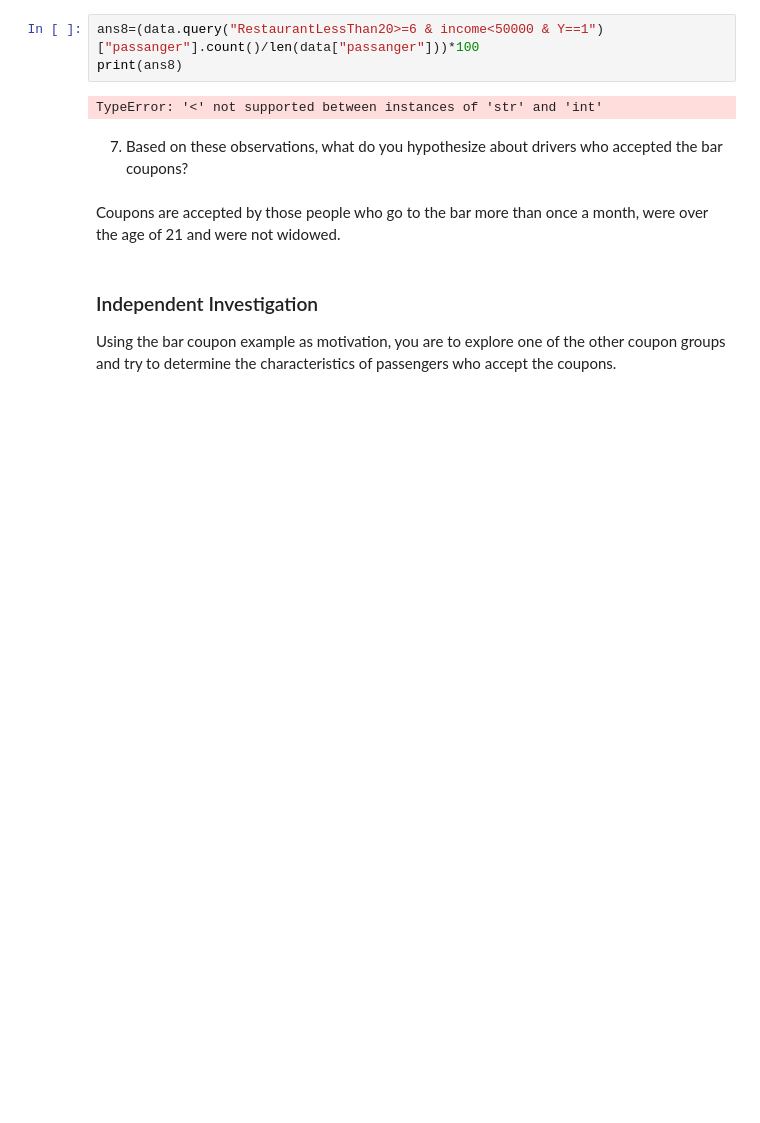
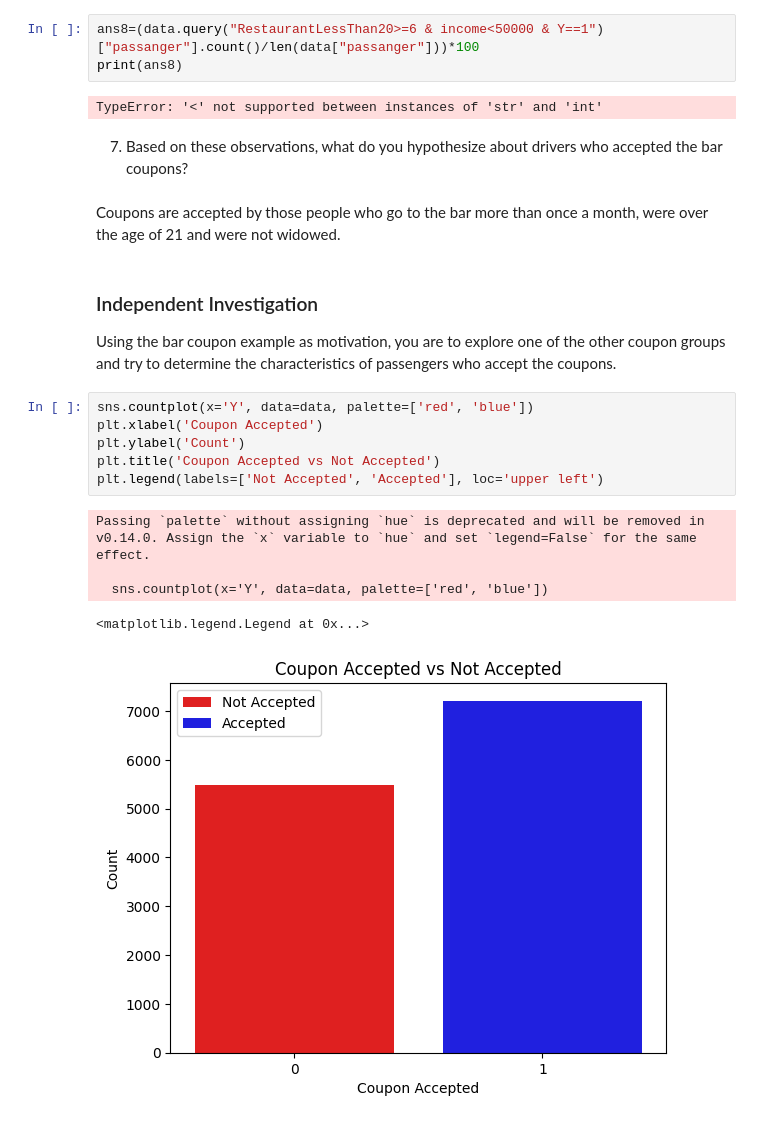
Before and after one commit to n8mauer/DriveThruML, a Jupyter notebook: notebook/Project File.ipynb, the cells around one changed output. Cells and saved outputs as stored; diff of their text form; blank space fills up the shorter version.

```diff
--- a/notebook/Project File.ipynb
+++ b/notebook/Project File.ipynb
@@ -404,3 +404,15 @@ Coupons are accepted by those people who go to the bar more than once a month, w
 ### Independent Investigation
 
 Using the bar coupon example as motivation, you are to explore one of the other coupon groups and try to determine the characteristics of passengers who accept the coupons.
+# %%
+sns.countplot(x='Y', data=data, palette=['red', 'blue'])
+plt.xlabel('Coupon Accepted')
+plt.ylabel('Count')
+plt.title('Coupon Accepted vs Not Accepted')
+plt.legend(labels=['Not Accepted', 'Accepted'], loc='upper left')
+# %% [output]
+Passing `palette` without assigning `hue` is deprecated and will be removed in v0.14.0. Assign the `x` variable to `hue` and set `legend=False` for the same effect.
+
+  sns.countplot(x='Y', data=data, palette=['red', 'blue'])
+<matplotlib.legend.Legend at 0x...>
+[figure, added]
```
Also changed, not shown: parts of 2 cells of this notebook.
